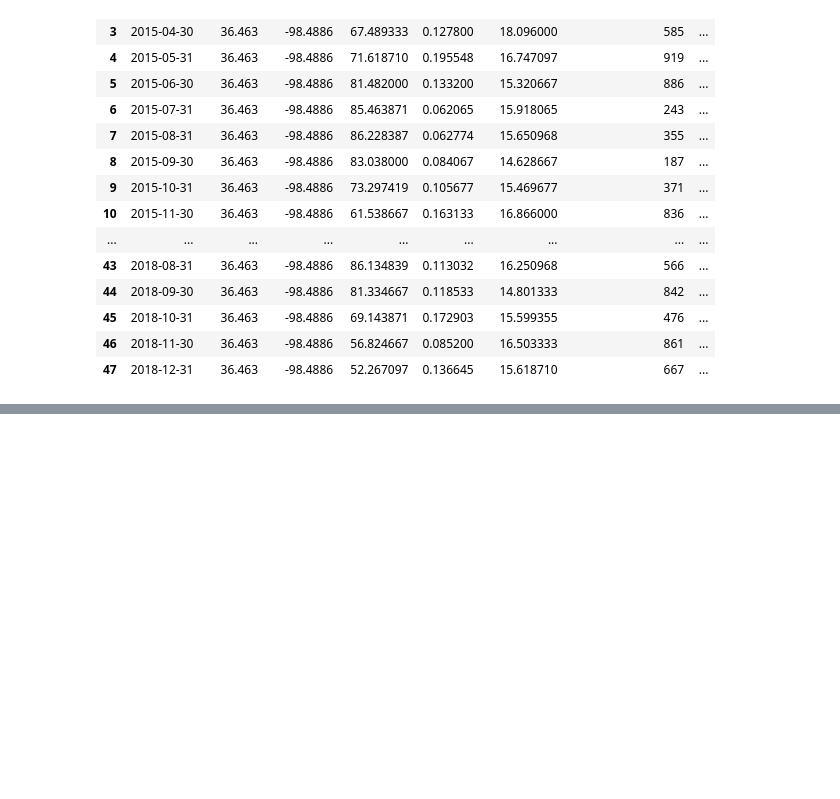
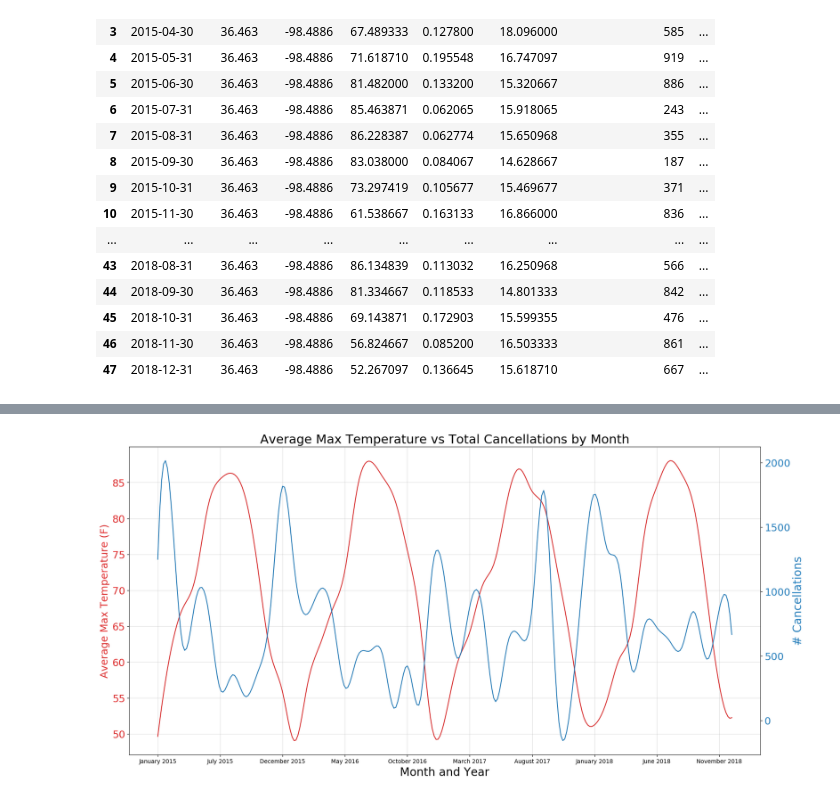
Before and after one commit to domingo-aj/Group-Project-1, a Jupyter notebook: Alice Plots.ipynb, the cells around one changed output, grey strips where cells are left out. Saved outputs shown, nothing was run; the diff lists cells and outputs as text; code cells hidden in the pictures; blank space fills up the shorter version.

Commit message:
Adding plots

```diff
--- a/Alice Plots.ipynb
+++ b/Alice Plots.ipynb
@@ -136,0 +124,5 @@ plt.show()
+# %%
+combined["Month"] = combined["Date"].dt.month_name()
+combined["Year"] = combined["Date"].dt.year
+combined["Year"] = combined ["Year"].astype('object')
+combined.head()
@@ -136,0 +136,3 @@ plt.show()
+# %%
+combined["X Label"] = combined["Month"].astype(str) + " " + combined["Year"].astype(str)
+combined
@@ -136,0 +157,36 @@ plt.show()
+# %%
+#Temp and Cancellations Over Time
+x = combined["Date"]
+y1 = combined["Max Temp"]
+y2 = combined["# Cancelled Flights"]
+xlabels = combined["X Label"]
+
+idx = range(len(x))
+xnew = np.linspace(min(idx), max(idx), 300)
+
+spl = make_interp_spline(idx, y1, k=3)
+smooth = spl(xnew)
+
+spl2 = make_interp_spline(idx, y2, k=3)
+smooth2 = spl2(xnew)
+
+fig, ax1 = plt.subplots(1,1, figsize=(20,10), dpi=100)
+ax1.set_xlabel('Month and Year', fontsize=20)
+ax1.plot(xnew, smooth, color='tab:red')
+ax1.set_ylabel("Average Max Temperature (F)", color='tab:red', fontsize=18)
+ax1.tick_params(axis='y', rotation=0, labelcolor='tab:red', labelsize=18)
+ax1.grid(alpha=.4)
+
+ax2 = ax1.twinx()
+ax2.plot(xnew, smooth2, color='tab:blue')
+ax2.set_ylabel("# Cancellations", color='tab:blue', fontsize=20)
+ax2.tick_params(axis='y', rotation=0, labelcolor='tab:blue', labelsize=18)
+
+
+plt.xticks(idx[::5], xlabels[::5])
+plt.title("Average Max Temperature vs Total Cancellations by Month", fontsize=22)
+
+plt.savefig('Plot Images/monthly_temp_vs_cancels.png')
+plt.show()
+# %% [output]
+[figure, added]
```
Also changed, not shown: parts of 6 cells of this notebook, 3 other files.
